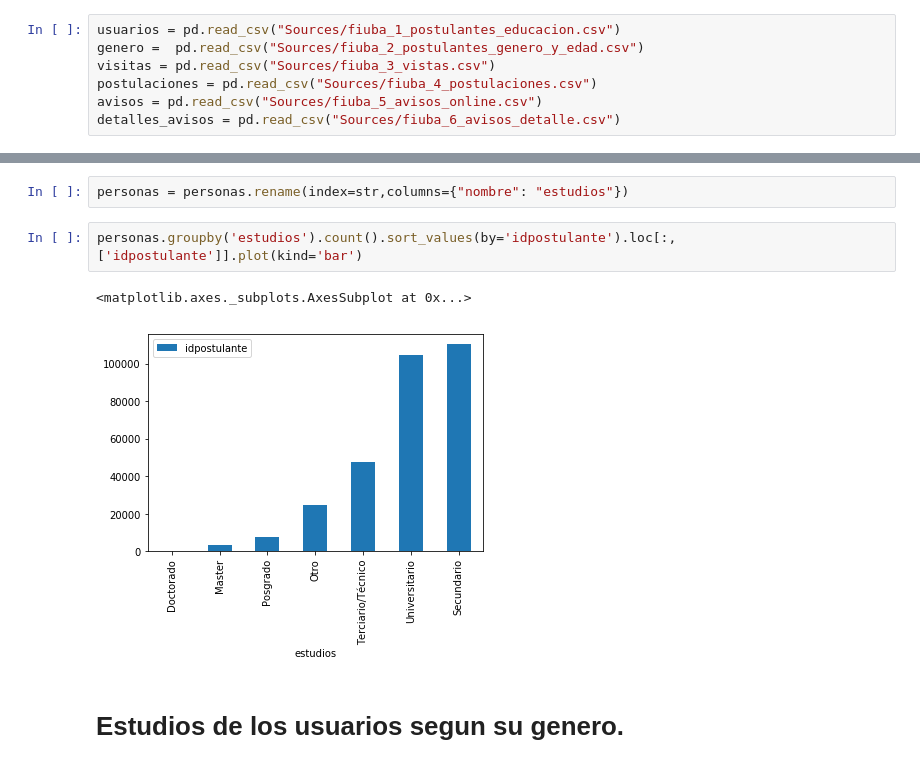
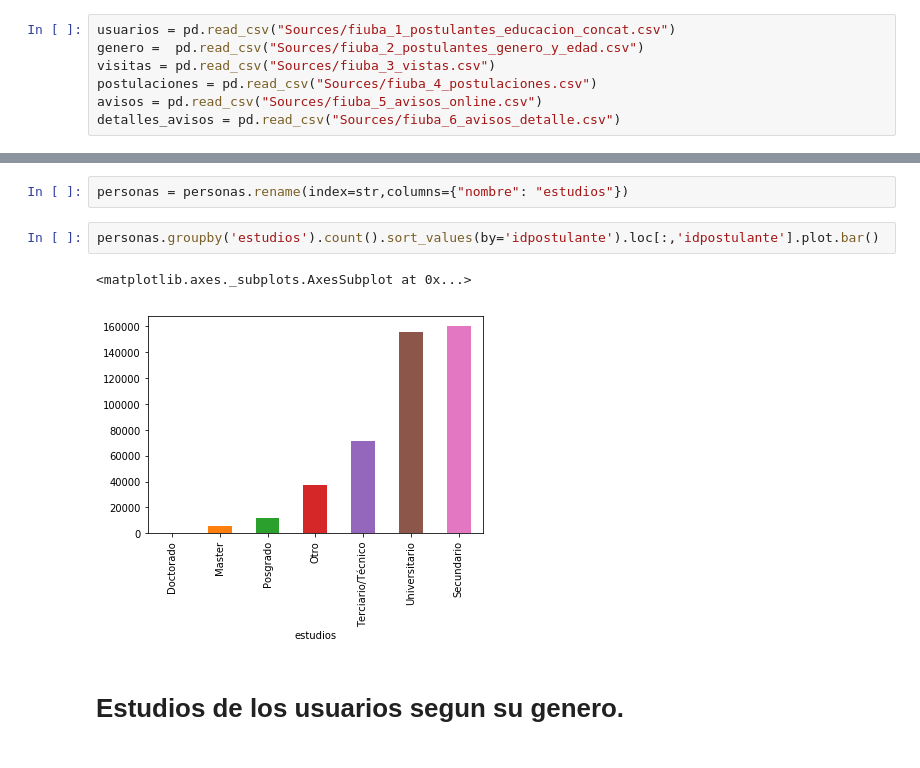
Before and after one commit to fcavazzoli/DatosTP, a Jupyter notebook: TP1 - Postulantes.ipynb, the cells around one changed output, grey strips where cells are left out. Saved outputs shown, nothing was run; the diff lists cells and outputs as text.

```diff
--- a/TP1 - Postulantes.ipynb
+++ b/TP1 - Postulantes.ipynb
@@ -8,7 +8,7 @@ import matplotlib.pyplot as plt
 # Abrimos todos los archivos de datos para ver que forma tienen
 ### A todos se les hace .head(5) .info() .dercribe()
 # %%
-usuarios = pd.read_csv("Sources/fiuba_1_postulantes_educacion.csv")
+usuarios = pd.read_csv("Sources/fiuba_1_postulantes_educacion_concat.csv")
 genero =  pd.read_csv("Sources/fiuba_2_postulantes_genero_y_edad.csv")
 visitas = pd.read_csv("Sources/fiuba_3_vistas.csv")
 postulaciones = pd.read_csv("Sources/fiuba_4_postulaciones.csv")
@@ -272,10 +282,10 @@ genero.groupby('sexo').count().loc[:,['idpostulante']]
 # %%
 personas = personas.rename(index=str,columns={"nombre": "estudios"})
 # %%
-personas.groupby('estudios').count().sort_values(by='idpostulante').loc[:,['idpostulante']].plot(kind='bar')
+personas.groupby('estudios').count().sort_values(by='idpostulante').loc[:,'idpostulante'].plot.bar()
 # %% [output]
 <matplotlib.axes._subplots.AxesSubplot at 0x...>
-[figure, old version]
+[figure, new version]
 # %% [markdown]
 # Estudios de los usuarios segun su genero.
 # %%
```
Also changed, not shown: parts of 9 cells of this notebook, 4 other files.
